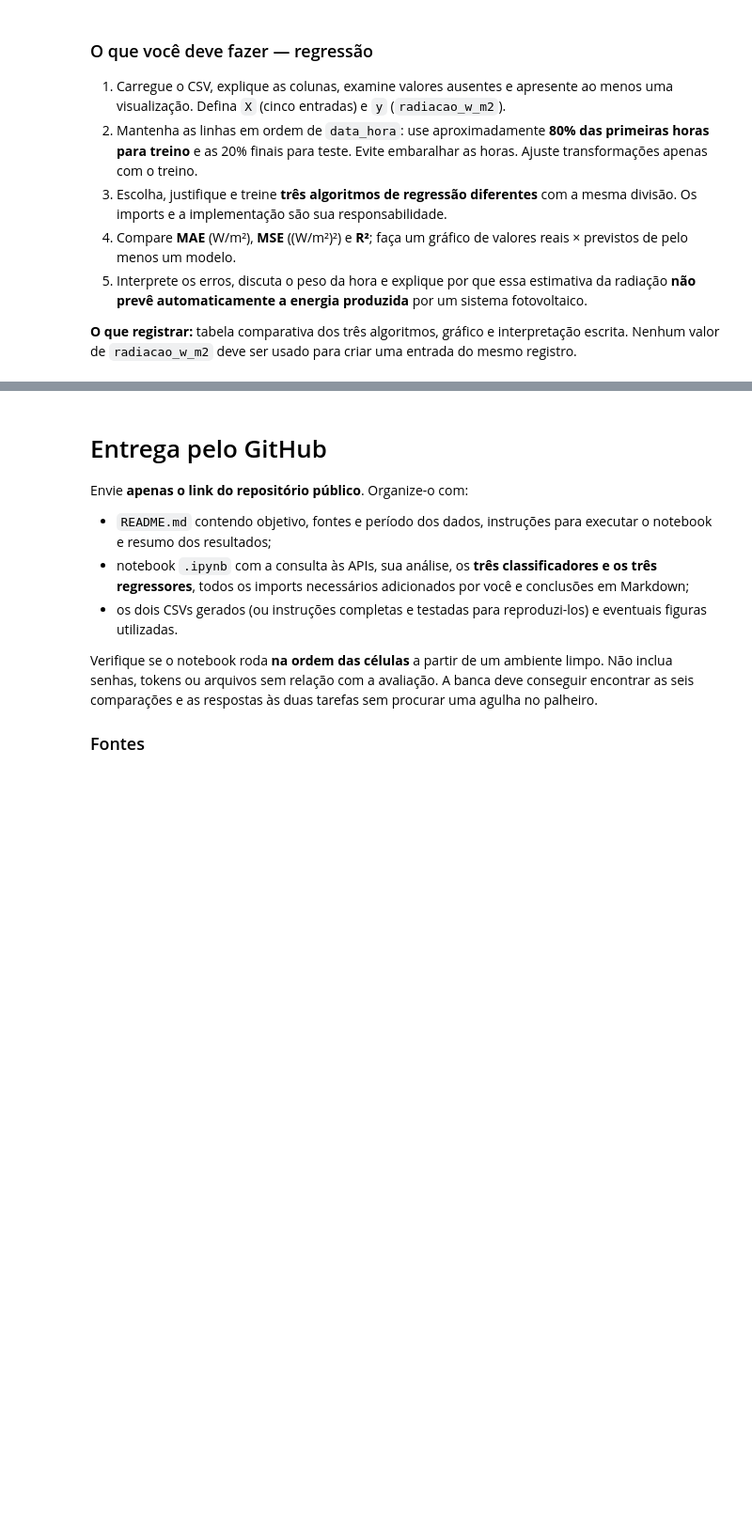
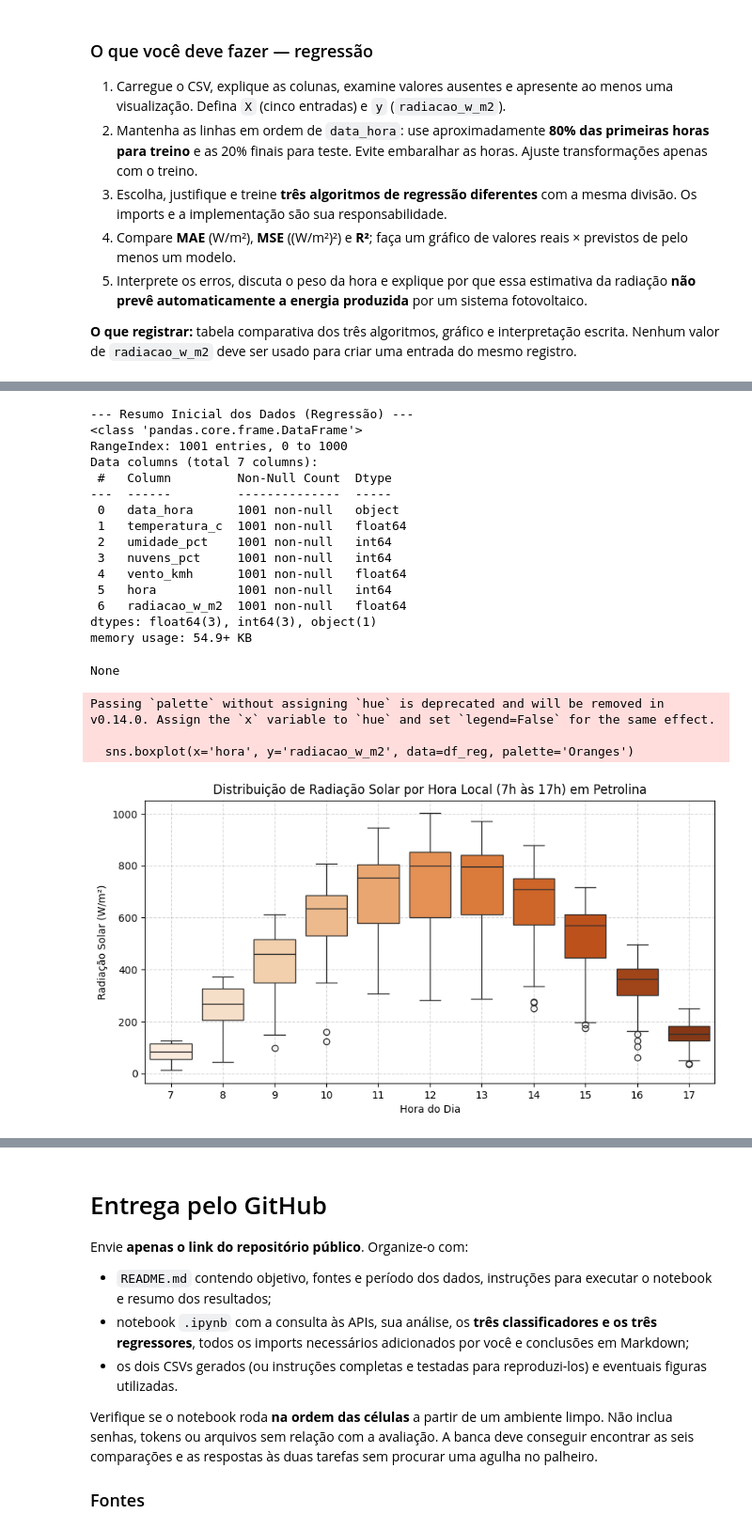
Before and after one commit to PtiagoM/checkpoint02-SERS-1CCPQ, a Jupyter notebook: APIs_Energia_Renovavel_ML.ipynb, the cells around one changed output, grey strips where cells are left out. Shown at 94% size. Drawn from its saved outputs; the diff is of its cells as text; code cells hidden in the pictures; blank space fills up the shorter version.

```diff
--- a/APIs_Energia_Renovavel_ML.ipynb
+++ b/APIs_Energia_Renovavel_ML.ipynb
@@ -234,0 +424,45 @@ print("Salvo: meteo_regressao_orange.csv")
+# %%
+# 1. Carregar os dados de regressão
+import pandas as pd
+import numpy as np
+import matplotlib.pyplot as plt
+import seaborn as sns
+
+try:
+    df_reg = pd.read_csv('meteo_regressao_orange.csv')
+except FileNotFoundError:
+    # Fallback para o caso de o arquivo não estar gerado localmente
+    df_reg = pd.read_csv('https://raw.githubusercontent.com/prof-atritiack/CHECKPOINT_02_SERS_1CC_2SEM/refs/heads/main/meteo_regressao_orange.csv')
+
+print("--- Resumo Inicial dos Dados (Regressão) ---")
+display(df_reg.info())
+
+# Visualização da distribuição da radiação solar média por hora
+plt.figure(figsize=(10, 5))
+sns.boxplot(x='hora', y='radiacao_w_m2', data=df_reg, palette='Oranges')
+plt.title('Distribuição de Radiação Solar por Hora Local (7h às 17h) em Petrolina')
+plt.xlabel('Hora do Dia')
+plt.ylabel('Radiação Solar (W/m²)')
+plt.grid(True, linestyle='--', alpha=0.5)
+plt.show()
+# %% [output]
+--- Resumo Inicial dos Dados (Regressão) ---
+<class 'pandas.core.frame.DataFrame'>
+RangeIndex: 1001 entries, 0 to 1000
+Data columns (total 7 columns):
+ #   Column         Non-Null Count  Dtype
+---  ------         --------------  -----
+ 0   data_hora      1001 non-null   object
+ 1   temperatura_c  1001 non-null   float64
+ 2   umidade_pct    1001 non-null   int64
+ 3   nuvens_pct     1001 non-null   int64
+ 4   vento_kmh      1001 non-null   float64
+ 5   hora           1001 non-null   int64
+ 6   radiacao_w_m2  1001 non-null   float64
+dtypes: float64(3), int64(3), object(1)
+memory usage: 54.9+ KB
+None
+Passing `palette` without assigning `hue` is deprecated and will be removed in v0.14.0. Assign the `x` variable to `hue` and set `legend=False` for the same effect.
+
+  sns.boxplot(x='hora', y='radiacao_w_m2', data=df_reg, palette='Oranges')
+[figure, added]
```
Also changed, not shown: parts of 18 cells of this notebook.
